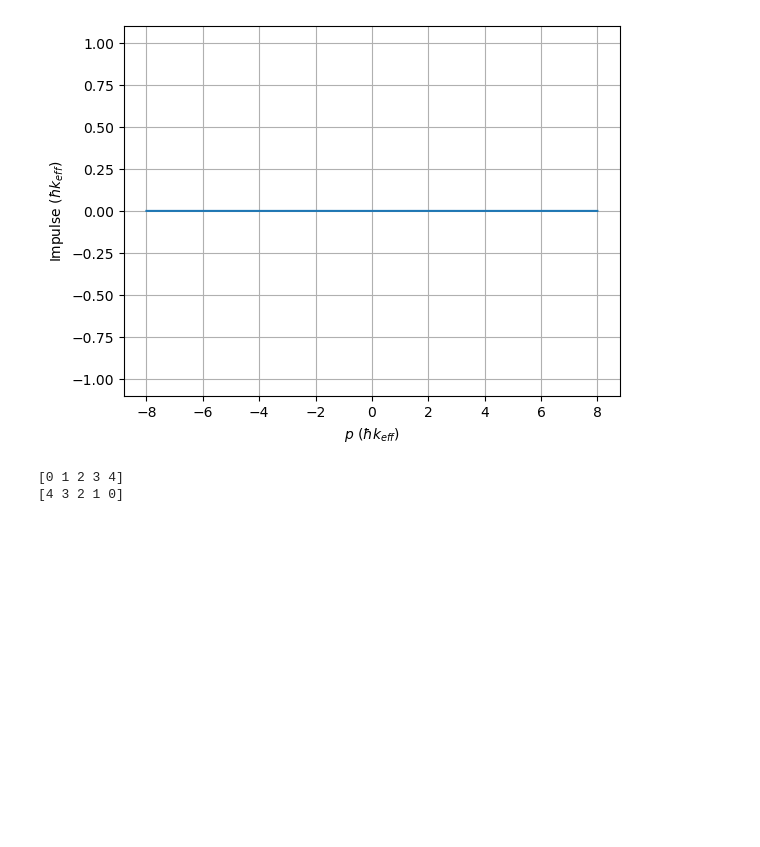
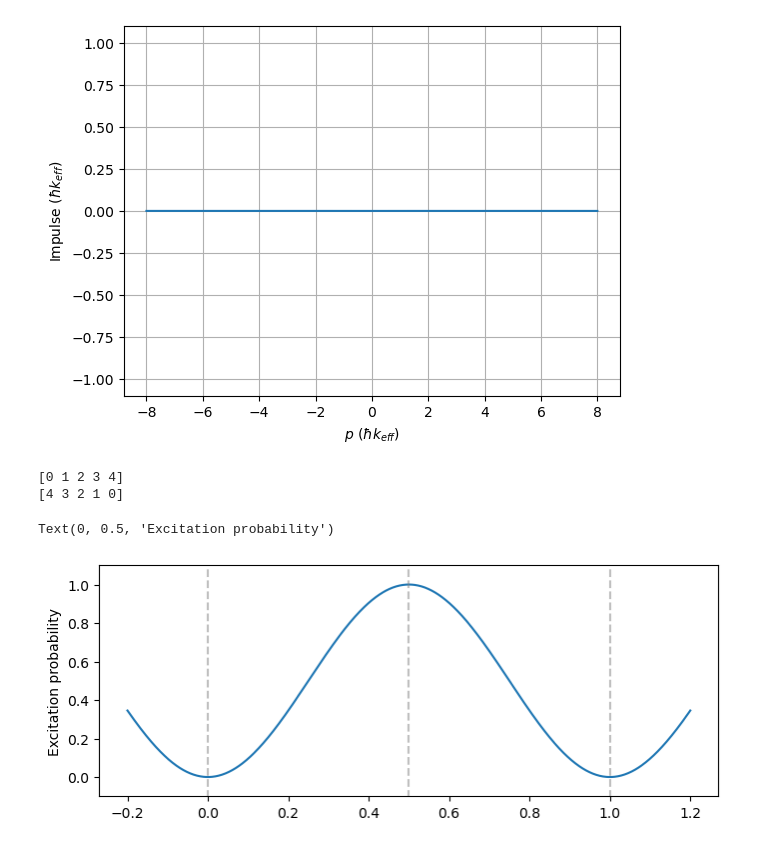
Before and after one commit to tr2g20/simulations, a Jupyter notebook: impulse_plots.ipynb, the cells around one changed output. Drawn from its saved outputs; the diff is of its cells as text; code cells hidden in the pictures; blank space fills up the shorter version.

```diff
--- a/impulse_plots.ipynb
+++ b/impulse_plots.ipynb
@@ -148,3 +104,21 @@ print(np.flip(x))
 # %% [output]
 [0 1 2 3 4]
 [4 3 2 1 0]
+# %%
+import numpy as np
+from sim_library.constants import pi
+import matplotlib.pyplot as plt
+
+phase = np.linspace(-0.2*pi, 1.2*pi, 1000)
+sinsq = np.square(np.sin(phase))
+
+plt.figure(figsize=(8,3))
+plt.plot(phase/pi, sinsq)
+plt.plot([0,0],[-1,2], alpha=0.5, ls='--', color='grey')
+plt.plot([0.5,0.5],[-1,2], alpha=0.5, ls='--', color='grey')
+plt.plot([1,1],[-1,2], alpha=0.5, ls='--', color='grey')
+plt.ylim(-0.1,1.1)
+plt.ylabel('Excitation probability')
+# %% [output]
+Text(0, 0.5, 'Excitation probability')
+[figure, added]
```
Also changed, not shown: parts of 2 cells of this notebook, 6 other files.
